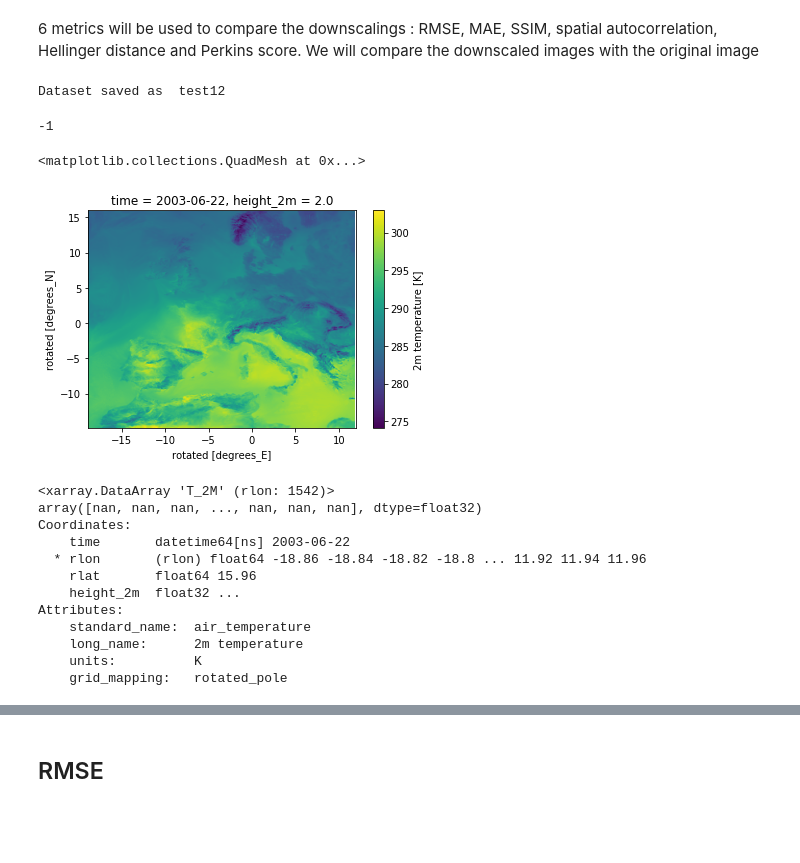
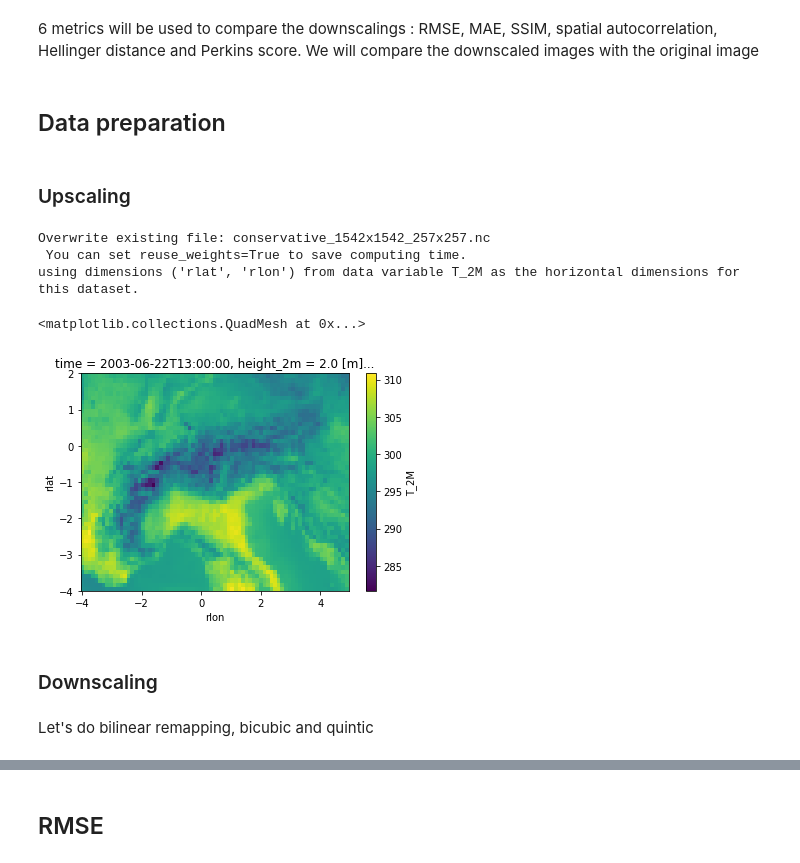
Before and after one commit to LeoMicollet/Downscaling_CM, a Jupyter notebook: dev/Metrics.ipynb, the cells around one changed output, grey strips where cells are left out. Drawn from its saved outputs; the diff is of its cells as text; code cells hidden in the pictures; blank space fills up the shorter version.

```diff
--- a/dev/Metrics.ipynb
+++ b/dev/Metrics.ipynb
@@ -25,28 +65,25 @@ bicubic_week = xr.open_dataset("bicubic_test.nc")
 In this notebook, it will be interesting to look at the different metrics that can be used, to see how the baselines are performing
 # %% [markdown]
 6 metrics will be used to compare the downscalings : RMSE, MAE, SSIM, spatial autocorrelation, Hellinger distance and Perkins score. We will compare the downscaled images with the original image
-# %%
-rescaling.upscale(week_2km,"test12")
-# %% [output]
-Dataset saved as  test12
--1
-# %%
-bicubic_week.T_2M.isel(time = 0).plot()
-# %% [output]
-<matplotlib.collections.QuadMesh at 0x...>
-[figure, removed]
-# %%
-bilin_week.T_2M.isel(time = 0)[1536:][5]
-# %% [output]
-<xarray.DataArray 'T_2M' (rlon: 1542)>
-array([nan, nan, nan, ..., nan, nan, nan], dtype=float32)
-Coordinates:
-    time       datetime64[ns] 2003-06-22
-  * rlon       (rlon) float64 -18.86 -18.84 -18.82 -18.8 ... 11.92 11.94 11.96
-    rlat       float64 15.96
-    height_2m  float32 ...
-Attributes:
-    standard_name:  air_temperature
-    long_name:      2m temperature
-    units:          K
-    grid_mapping:   rotated_pole
+# %% [markdown]
+## Data preparation
+# %% [markdown]
+### Upscaling
+# %%
+ingrid = rescaling.create_grid(-18.86, 11.98, 0.02, -14.86, 15.98, 0.02)
+outgrid = rescaling.create_grid(-18.86, 11.9, 0.12, -14.86, 15.9, 0.12)
+# %%
+ups_ds = rescaling.upscale(day_2km, ingrid, outgrid)
+# %% [output]
+Overwrite existing file: conservative_1542x1542_257x257.nc
+ You can set reuse_weights=True to save computing time.
+using dimensions ('rlat', 'rlon') from data variable T_2M as the horizontal dimensions for this dataset.
+# %%
+ups_ds.T_2M.sel(rlon=slice(*lon_bnd), rlat=slice(*lat_bnd)).isel(time = 13).plot()
+# %% [output]
+<matplotlib.collections.QuadMesh at 0x...>
+[figure, added]
+# %% [markdown]
+### Downscaling
+# %% [markdown]
+Let's do bilinear remapping, bicubic and quintic
```
Also changed, not shown: parts of 19 cells of this notebook, 2 other files.
